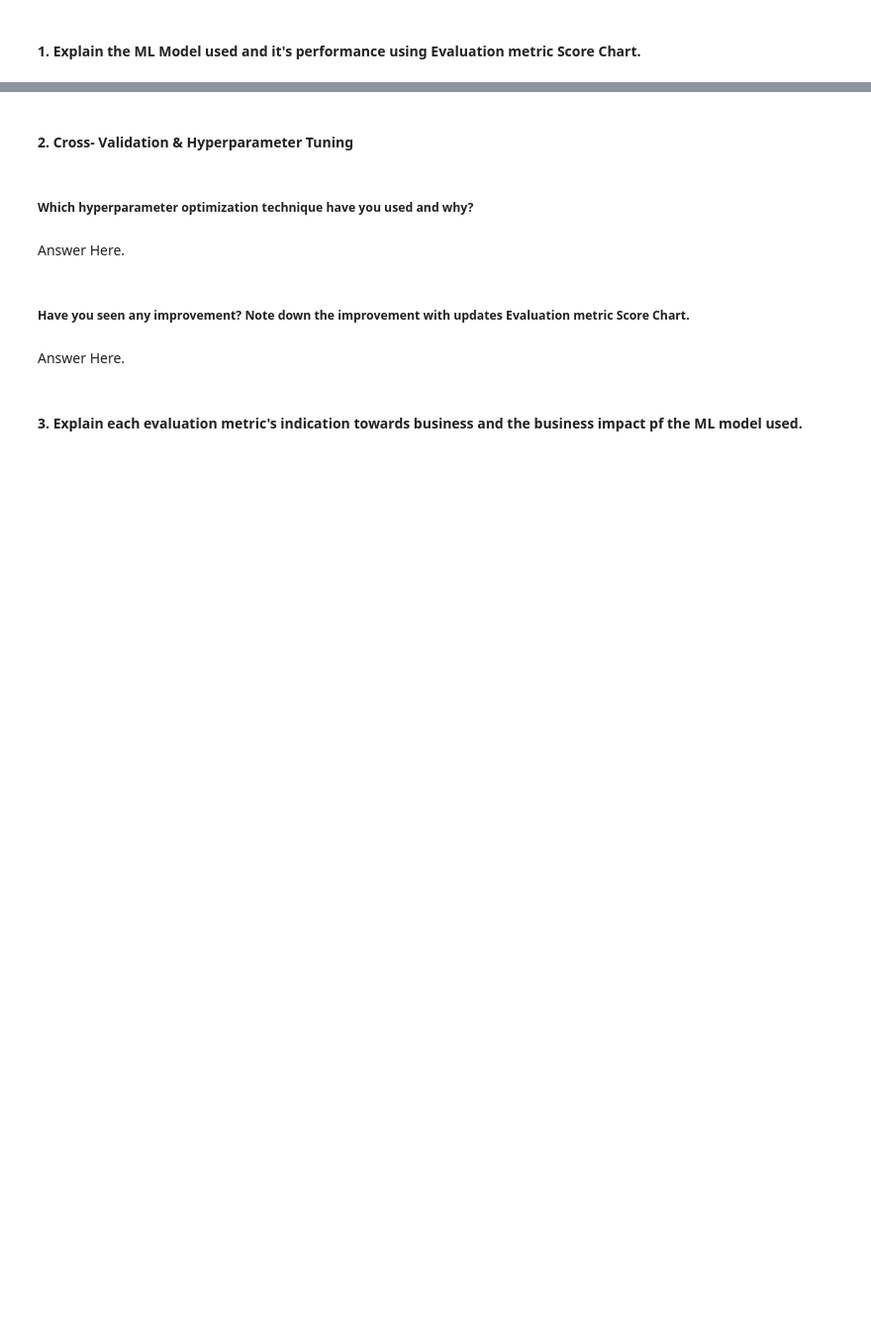
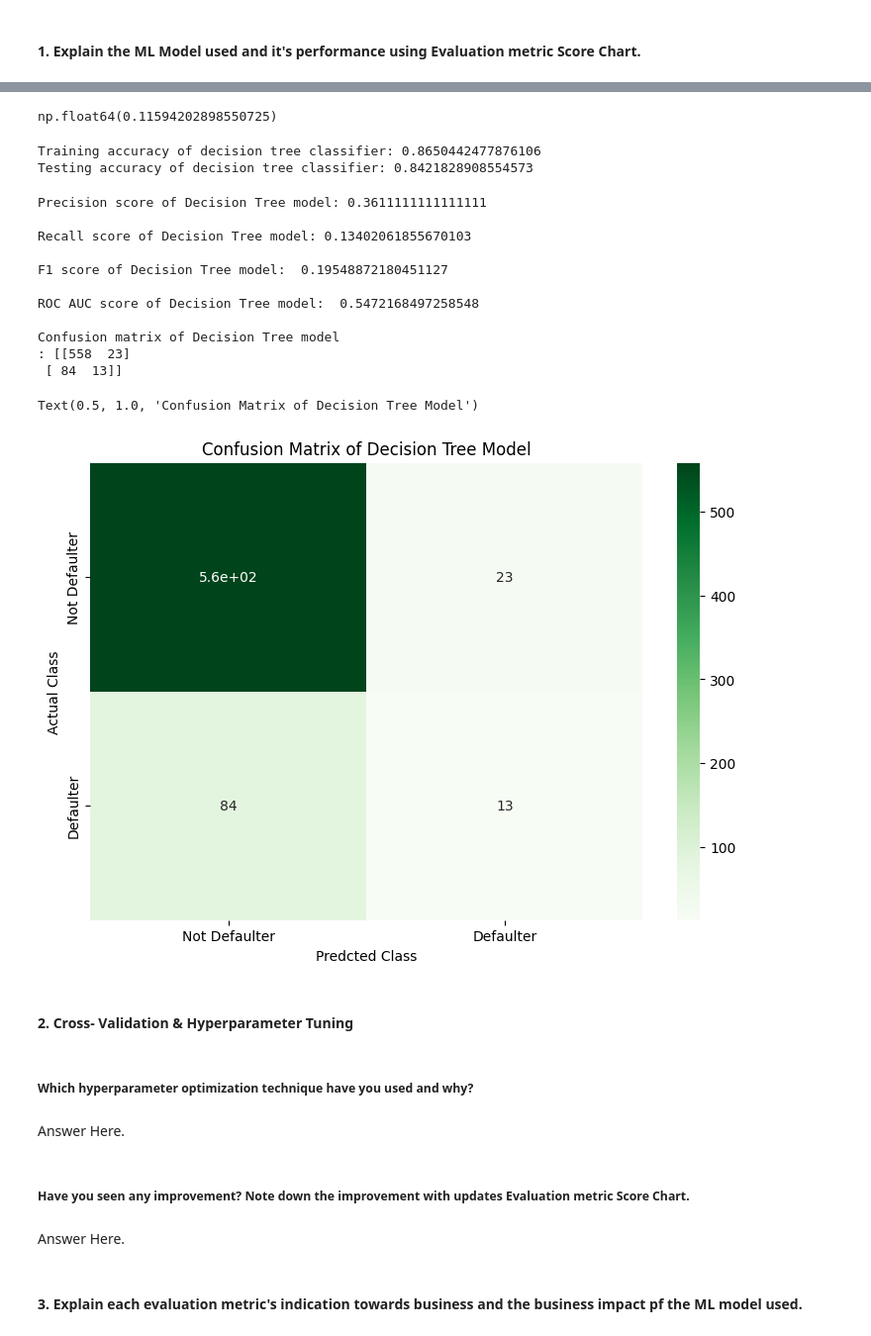
Before and after one commit to akshat-diwan/Classification_Project, a Jupyter notebook: Cardiovascular_Risk_Prediction.ipynb, the cells around one changed output, grey strips where cells are left out. Shown at 99% size. Saved outputs shown, nothing was run; the diff lists cells and outputs as text; code cells hidden in the pictures; blank space fills up the shorter version.

```diff
--- a/Cardiovascular_Risk_Prediction.ipynb
+++ b/Cardiovascular_Risk_Prediction.ipynb
@@ -1232,3 +1356,71 @@ Answer Here.
+# %%
+decision_tree_model.best_estimator_
+decision_tree_model.best_params_
+decision_tree_model.best_score_
+# %% [output]
+np.float64(0.11594202898550725)
+# %%
+# Getting train and test predicted values
+y_train_dtc_pred = decision_tree_model.predict(x_train)
+y_test_dtc_pred = decision_tree_model.predict(x_test)
+
+# Getting the training and testing accuracy
+dtc_training_accuracy1 = accuracy_score(y_train,y_train_dtc_pred)
+dtc_testing_accuracy1 = accuracy_score(y_test, y_test_dtc_pred)
+
+print('Training accuracy of decision tree classifier:',dtc_training_accuracy1)
+print('Testing accuracy of decision tree classifier:',dtc_testing_accuracy1)
+# %% [output]
+Training accuracy of decision tree classifier: 0.8650442477876106
+Testing accuracy of decision tree classifier: 0.8421828908554573
+# %%
+dt_test_precision1 = precision_score(y_test,y_test_dtc_pred)
+
+  # recall,
+dt_test_recall1 = recall_score(y_test,y_test_dtc_pred,)
+
+  # f1 score
+dt_f1_score1 = f1_score(y_test,y_test_dtc_pred)
+
+  # roc_auc_score
+dt_roc_auc_score1 = roc_auc_score(y_test,y_test_dtc_pred)
+
+  # confusion matrix
+dt_confusion_mat = confusion_matrix(y_test,y_test_dtc_pred)
+
+  # Printing all these matrices
+print('Precision score of Decision Tree model:',dt_test_precision1)
+print(' ')
+print('Recall score of Decision Tree model:', dt_test_recall1)
+print(' ')
+print('F1 score of Decision Tree model: ', dt_f1_score1)
+print(' ')
+print('ROC AUC score of Decision Tree model: ',dt_roc_auc_score1)
+print(' ')
+print('Confusion matrix of Decision Tree model \n:',dt_confusion_mat)
+print(' ')
+labels = ['Not Defaulter','Defaulter']
+
+# plotting confusion matrix through heatmap
+plt.figure(figsize = (9,6))
+sns.heatmap(dt_confusion_mat,cmap = 'Greens', annot = True, xticklabels = labels, yticklabels = labels)
+plt.ylabel('Actual Class')
+plt.xlabel('Predcted Class')
+plt.title('Confusion Matrix of Decision Tree Model',fontsize = 12)
+# %% [output]
+Precision score of Decision Tree model: 0.3611111111111111
+
+Recall score of Decision Tree model: 0.13402061855670103
+
+F1 score of Decision Tree model:  0.19548872180451127
+
+ROC AUC score of Decision Tree model:  0.5472168497258548
+
+Confusion matrix of Decision Tree model
+: [[558  23]
+ [ 84  13]]
+Text(0.5, 1.0, 'Confusion Matrix of Decision Tree Model')
+[figure, added]
 # %% [markdown]
 #### 2. Cross- Validation & Hyperparameter Tuning
 # %%
```
Also changed, not shown: parts of 25 cells of this notebook.
